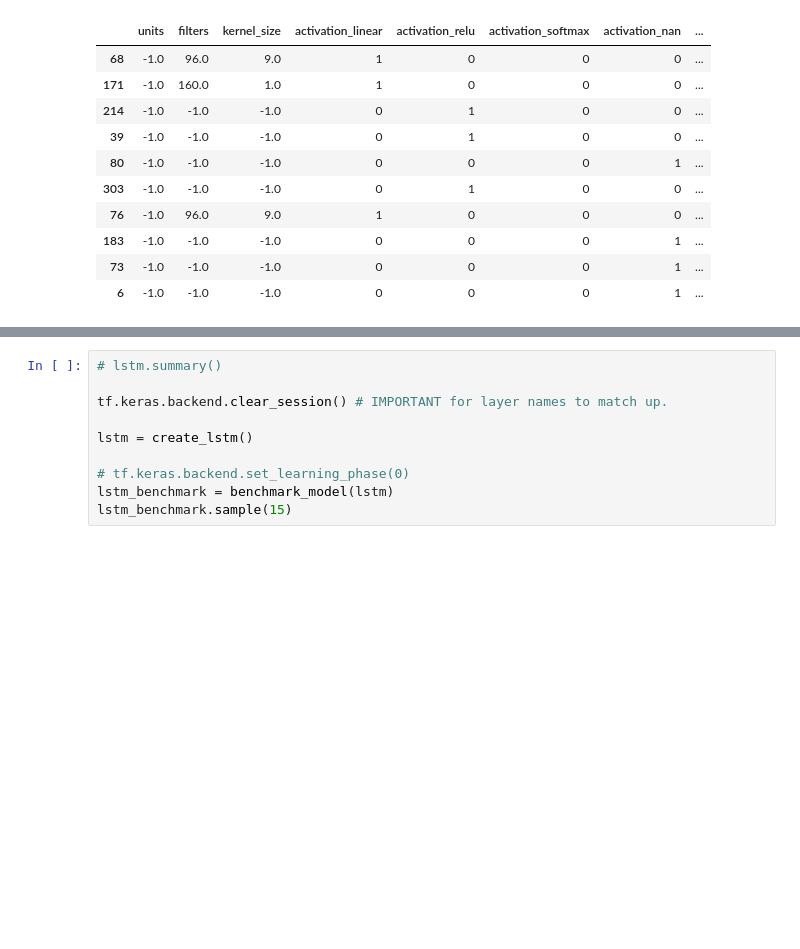
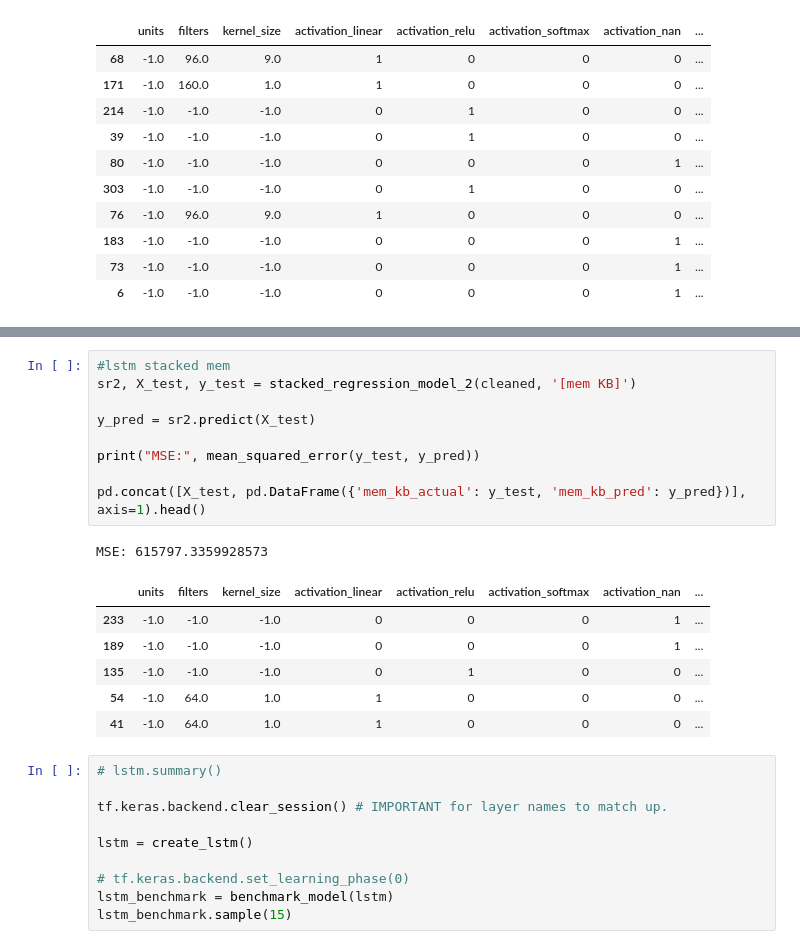
Before and after one commit to brian-yu/nn-regressors, a Jupyter notebook: benchmarks_and_regression.ipynb, the cells around one changed output, grey strips where cells are left out. Cells and saved outputs as stored; diff of their text form; blank space fills up the shorter version.

```diff
--- a/benchmarks_and_regression.ipynb
+++ b/benchmarks_and_regression.ipynb
@@ -409,3 +428,20 @@ MSE: 1094164.5002207097
+# %%
+#lstm stacked mem
+sr2, X_test, y_test = stacked_regression_model_2(cleaned, '[mem KB]')
+
+y_pred = sr2.predict(X_test)
+
+print("MSE:", mean_squared_error(y_test, y_pred))
+
+pd.concat([X_test, pd.DataFrame({'mem_kb_actual': y_test, 'mem_kb_pred': y_pred})], axis=1).head()
+# %% [output]
+MSE: 615797.3359928573
+|  | units | filters | kernel_size | activation_linear | activation_relu | activation_softmax | activation_nan | ... |
+| 233 | -1.0 | -1.0 | -1.0 | 0 | 0 | 0 | 1 | ... |
+| 189 | -1.0 | -1.0 | -1.0 | 0 | 0 | 0 | 1 | ... |
+| 135 | -1.0 | -1.0 | -1.0 | 0 | 1 | 0 | 0 | ... |
+| 54 | -1.0 | 64.0 | 1.0 | 1 | 0 | 0 | 0 | ... |
+| 41 | -1.0 | 64.0 | 1.0 | 1 | 0 | 0 | 0 | ... |
 # %%
 # lstm.summary()
 
```
Also changed, not shown: parts of 5 cells of this notebook, 2 other files.
